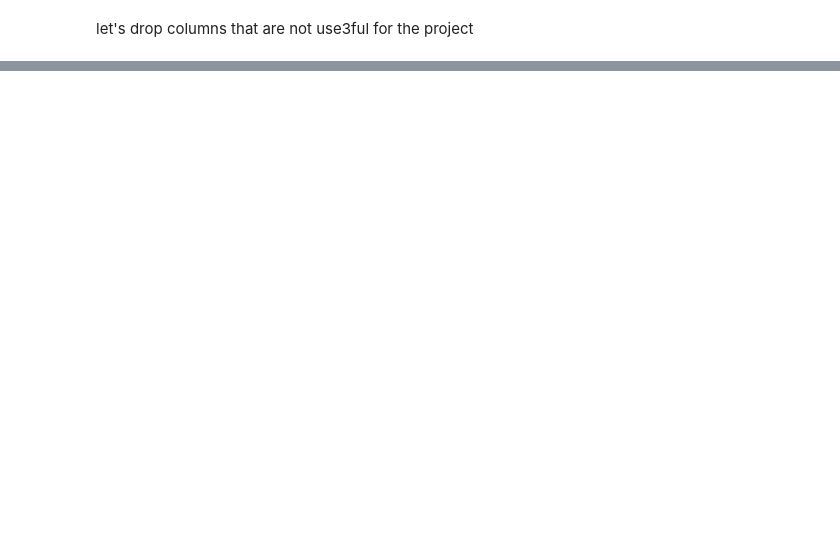
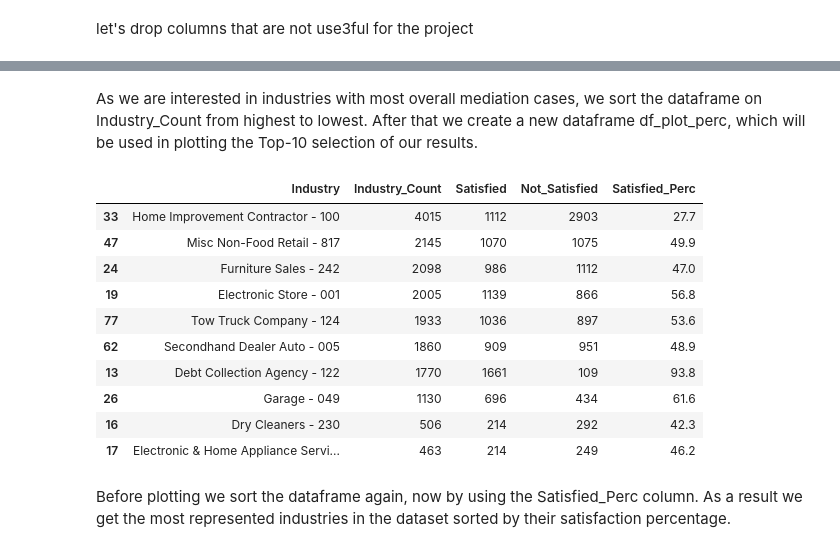
Before and after one commit to waheeb123/Covid_test, a Jupyter notebook: work_on_final_project.ipynb, the cells around one changed output, grey strips where cells are left out. Saved outputs shown, nothing was run; the diff lists cells and outputs as text; code cells hidden in the pictures; blank space fills up the shorter version.

```diff
--- a/work_on_final_project.ipynb
+++ b/work_on_final_project.ipynb
@@ -175,0 +383,5 @@ df.head()
+# %%
+# group results on industry
+df_satisfied_industries = df[df['IsSatisfied'] == 1].groupby(['Industry']).size().reset_index(name='Satisfied')
+
+df_satisfied_industries.head()
@@ -175,0 +405,11 @@ df.head()
+# %%
+# merge dataframes
+df_merged = pd.merge(df_industries, df_satisfied_industries, on = "Industry", how = "outer")
+
+# replace NaN values with 0
+df_merged['Satisfied'] = df_merged['Satisfied'].fillna(0)
+
+# convert values to integer
+df_merged['Satisfied'] = df_merged['Satisfied'].astype(int)
+
+df_merged.head()
@@ -175,0 +429,14 @@ df.head()
+# %%
+# group results on industry
+df_not_satisfied_industries = df[df['IsSatisfied'] == 0].groupby(['Industry']).size().reset_index(name='Not_Satisfied')
+
+# merge dataframe
+df_merged = pd.merge(df_merged, df_not_satisfied_industries, on = "Industry", how = "outer")
+
+# replace NaN values with 0
+df_merged['Not_Satisfied'] = df_merged['Not_Satisfied'].fillna(0)
+
+# convert values to integer
+df_merged['Not_Satisfied'] = df_merged['Not_Satisfied'].astype(int)
+
+df_merged.head()
@@ -175,0 +452,5 @@ df.head()
+# %%
+# calculate percentage
+df_merged['Satisfied_Perc'] = ((df_merged['Satisfied'] / df_merged['Industry_Count']*100).round(1))
+
+df_merged.head()
@@ -175,0 +464,25 @@ df.head()
+# %% [markdown]
+As we are interested in industries with most overall mediation cases, we sort the dataframe on Industry_Count from highest to lowest. After that we create a new dataframe df_plot_perc, which will be used in plotting the Top-10 selection of our results.
+# %%
+# sort values from highest to lowest
+df_merged = df_merged.sort_values(by ='Industry_Count', ascending=False)
+
+# create new dataframe for plotting
+# select first ten rows
+df_plot_perc = df_merged.iloc[:10,:]
+
+df_plot_perc.head(10)
+# %% [output]
+|  | Industry | Industry_Count | Satisfied | Not_Satisfied | Satisfied_Perc |
+| 33 | Home Improvement Contractor - 100 | 4015 | 1112 | 2903 | 27.7 |
+| 47 | Misc Non-Food Retail - 817 | 2145 | 1070 | 1075 | 49.9 |
+| 24 | Furniture Sales - 242 | 2098 | 986 | 1112 | 47.0 |
+| 19 | Electronic Store - 001 | 2005 | 1139 | 866 | 56.8 |
+| 77 | Tow Truck Company - 124 | 1933 | 1036 | 897 | 53.6 |
+| 62 | Secondhand Dealer Auto - 005 | 1860 | 909 | 951 | 48.9 |
+| 13 | Debt Collection Agency - 122 | 1770 | 1661 | 109 | 93.8 |
+| 26 | Garage - 049 | 1130 | 696 | 434 | 61.6 |
+| 16 | Dry Cleaners - 230 | 506 | 214 | 292 | 42.3 |
+| 17 | Electronic & Home Appliance Servi... | 463 | 214 | 249 | 46.2 |
+# %% [markdown]
+Before plotting we sort the dataframe again, now by using the Satisfied_Perc column. As a result we get the most represented industries in the dataset sorted by their satisfaction percentage.
```
Also changed, not shown: parts of 49 cells of this notebook.
